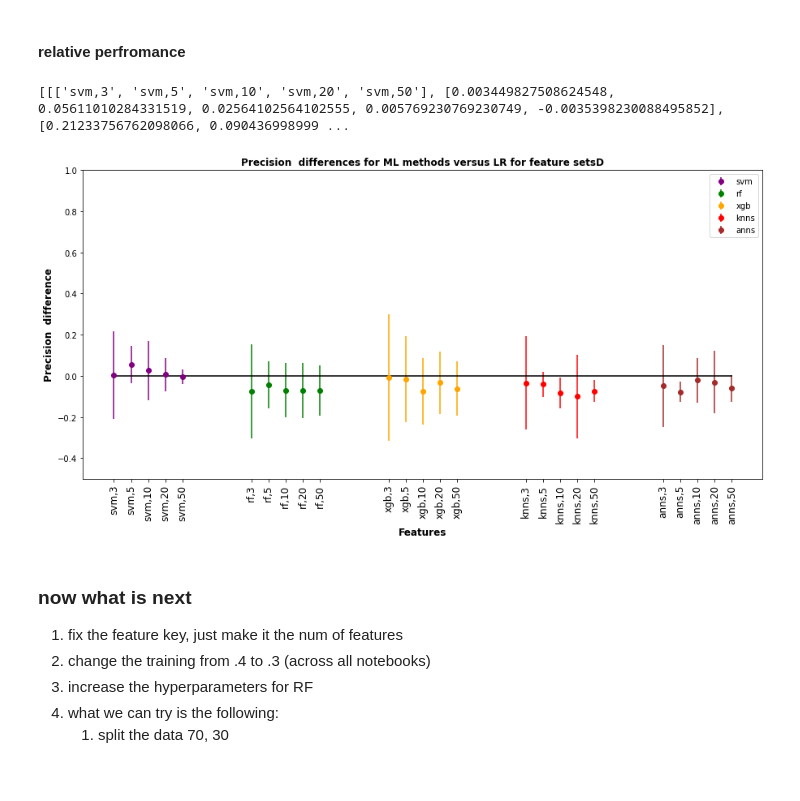
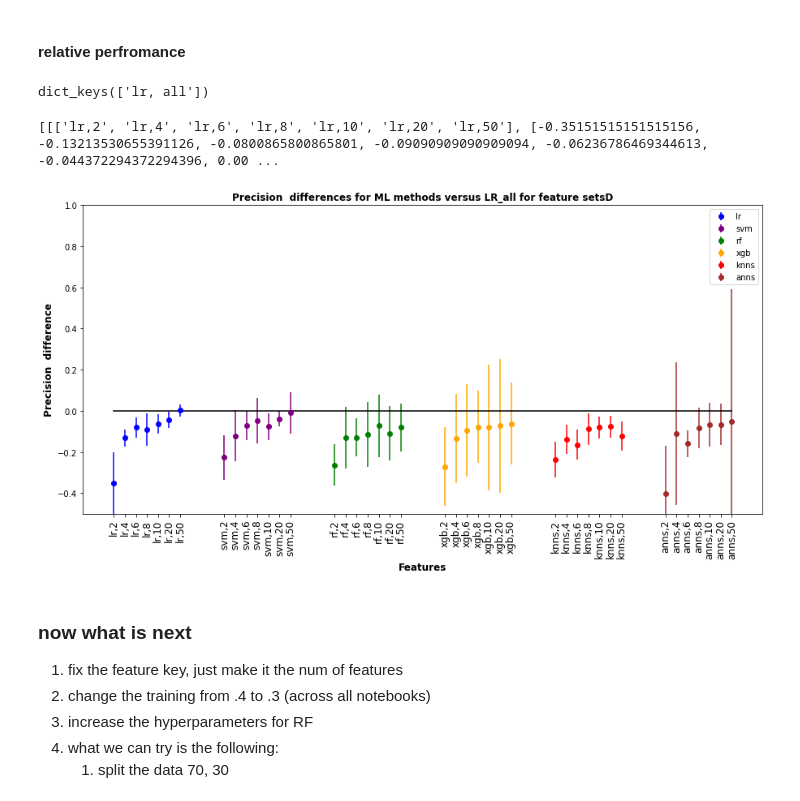
Before and after one commit to eahussein/apple_classification, a Jupyter notebook: workF_ml_1000.ipynb, the cells around one changed output. Drawn from its saved outputs; the diff is of its cells as text; code cells hidden in the pictures.

```diff
--- a/workF_ml_1000.ipynb
+++ b/workF_ml_1000.ipynb
@@ -339,52 +339,62 @@ plt.show()
 [figure]
 # %% [markdown]
 #### relative perfromance
+# %%
+import json
+with open('base.txt') as f:
+    data = f.read()
+
+baseDict = json.loads(data)
+baseDict['lr'].keys()
+# %% [output]
+dict_keys(['lr, all'])
 # %%
 arr_diff_all = []
 
 for m, m_key in zip (models, ml_dicts.keys()):
     acc_diff_arr = []
     sd_diff_arr = []
-    if m_key != "lr":
-        for f_key in ml_dicts[m_key].keys():
-            value = f_key.split(',')
-            acc_diff_arr.append( ml_dicts[m_key][f_key][ 'tot_acc' ] - ml_dicts['lr']['lr,'+value[1]][ 'tot_acc' ]  )
+    for f_key in ml_dicts[m_key].keys():
+        value = f_key.split(',')
+        acc_diff_arr.append( ml_dicts[m_key][f_key][ 'tot_acc' ] - baseDict['lr']['lr, all'][ 'tot_acc' ]  )
 
-            sd_train = jack_SD( ml_dicts['lr']['lr,'+value[1]][ 'jack_train' ], ml_dicts[m_key][f_key]['jack_train'] )[0]
-            sd_test = jack_SD(  ml_dicts['lr']['lr,'+value[1]][ 'jack_test' ],  ml_dicts[m_key][f_key]['jack_test']   )[0]
+        sd_train = jack_SD( baseDict['lr']['lr, all'][ 'jack_train' ], ml_dicts[m_key][f_key]['jack_train'] )[0]
+        sd_test = jack_SD(  baseDict['lr']['lr, all'][ 'jack_test' ],  ml_dicts[m_key][f_key]['jack_test']   )[0]
 
-            sd = np.sqrt( np.array((sd_train**2)) + np.array((sd_test**2)))
-            sd_diff_arr.append(sd) # append sd_arr to an array
-        arr_diff_all.append([ list(ml_dicts[m_key].keys()), acc_diff_arr, sd_diff_arr])
+        sd = np.sqrt( np.array((sd_train**2)) + np.array((sd_test**2)))
+        sd_diff_arr.append(sd) # append sd_arr to an array
+    arr_diff_all.append([ list(ml_dicts[m_key].keys()), acc_diff_arr, sd_diff_arr])
 # %%
 print(arr_diff_all)
 # %% [output]
-[[['svm,3', 'svm,5', 'svm,10', 'svm,20', 'svm,50'], [0.003449827508624548, 0.05611010284331519, 0.02564102564102555, 0.005769230769230749, -0.0035398230088495852], [0.21233756762098066, 0.090436998999 ...
+[[['lr,2', 'lr,4', 'lr,6', 'lr,8', 'lr,10', 'lr,20', 'lr,50'], [-0.35151515151515156, -0.13213530655391126, -0.0800865800865801, -0.09090909090909094, -0.06236786469344613, -0.044372294372294396, 0.00 ...
 # %%
-colors = ['purple', 'green', 'orange', 'red', 'brown']
+colors = ['blue', 'purple', 'green', 'orange', 'red', 'brown']
 plt.figure(figsize=(15, 7))
-plt.title( "Precision  differences for ML methods versus LR for feature setsD", fontweight ='bold', fontsize =12)
+plt.title( "Precision  differences for ML methods versus LR_all for feature setsD", fontweight ='bold', fontsize =12)
 plt.xlabel("Features", fontweight ='bold', fontsize =12)
 plt.ylabel("Precision  difference", fontweight ='bold', fontsize =12)
+
 count = 0
 n = len(colors)-1
 space = []
 tickFeat = []
 
-for result, model, color in zip(arr_diff_all, models[1:], colors):
-    a = np.linspace(n*count, n*(1+count)-2,5)
+for result, model, color in zip(arr_diff_all, models, colors):
+    a = np.linspace(n*count, n*(1+count)-2,7)
     space.extend(a)
     tickFeat.extend(result[0])
     plt.errorbar( a, result[1], result[2], fmt='o', label =model[1], color = color)
     count += 1
 
-# plt.plot(np.array(space), np.zeros(5*5), color = 'Black')
+plt.plot(np.array(space), np.zeros(7*6), color = 'Black')
 plt.xticks(space, tickFeat, rotation = 'vertical',  fontsize =12)
 plt.ylim(-.5, 1)
 plt.legend()
+
 plt.show()
 # %% [output]
-[figure, old version]
+[figure, new version]
 # %% [markdown]
 ### now what is next
 1. fix the feature key, just make it the num of features
```
Also changed, not shown: 3 other files.
